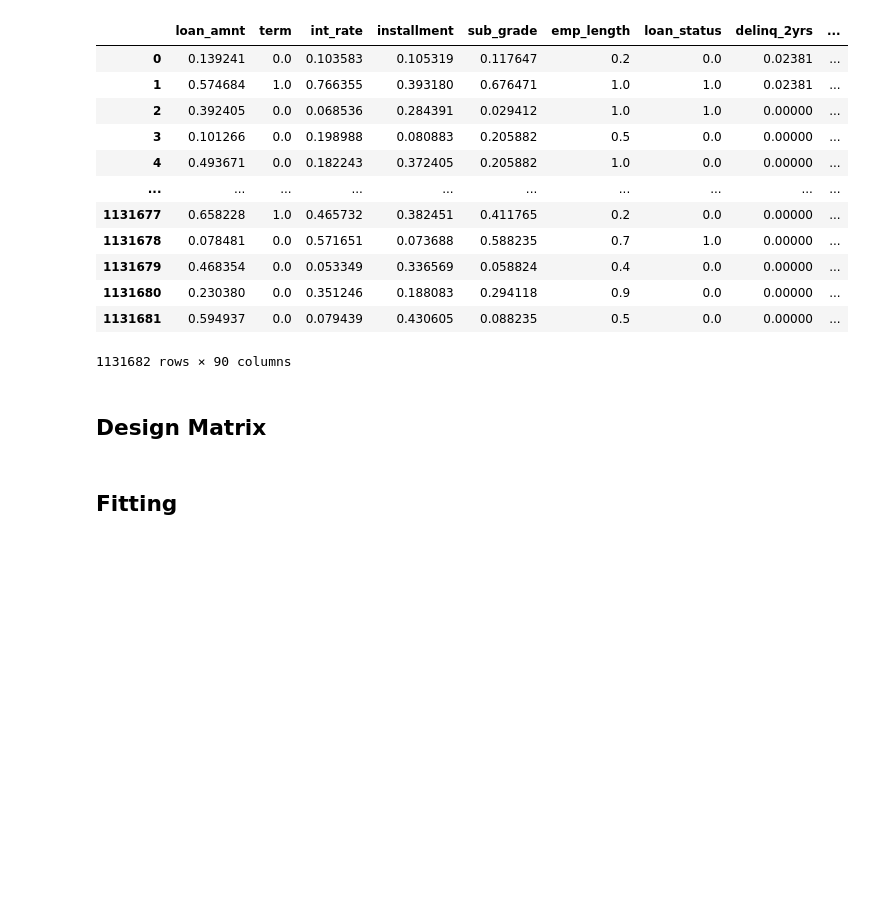
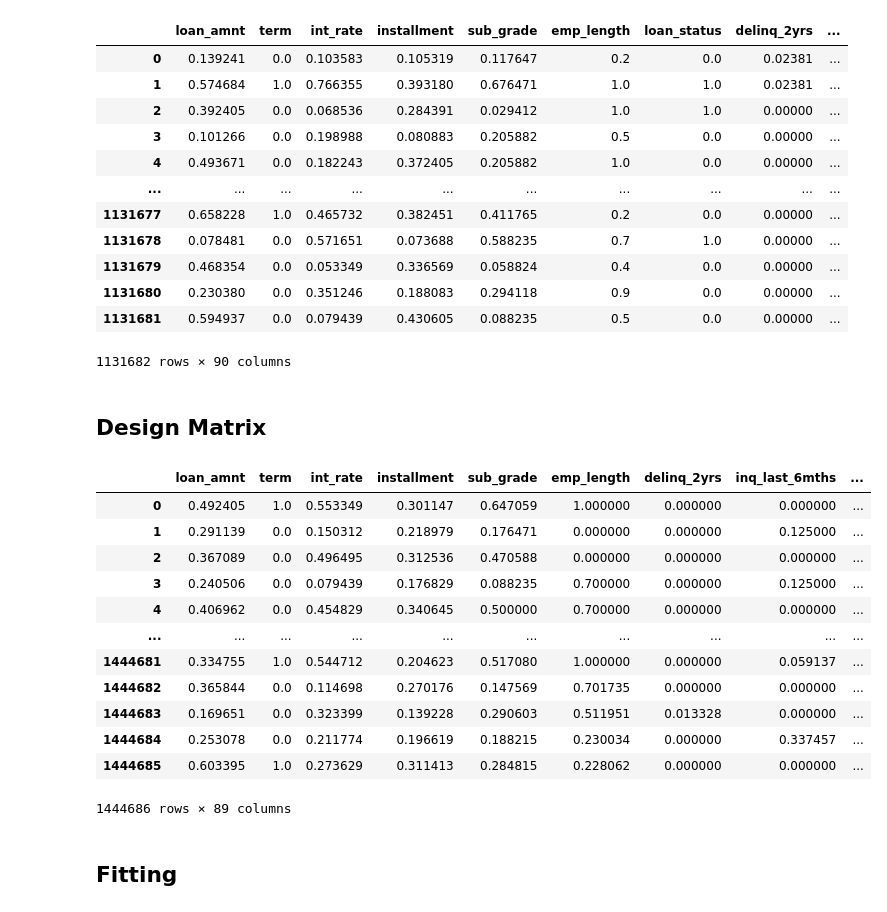
Before and after one commit to primula1323/Bigdata_Fintech, a Jupyter notebook: Lending_Club_Project/final_code/experiment2.ipynb, the cells around one changed output. Saved outputs shown, nothing was run; the diff lists cells and outputs as text; code cells hidden in the pictures; blank space fills up the shorter version.

```diff
--- a/Lending_Club_Project/final_code/experiment2.ipynb
+++ b/Lending_Club_Project/final_code/experiment2.ipynb
@@ -88,6 +88,23 @@ smote = SMOTE(random_state = 30)
 
 X_train, y_train = smote.fit_resample(X_train, y_train)
 Xpca_train, ypca_train = smote.fit_resample(Xpca_train, ypca_train)
+# %%
+ss = pd.DataFrame(X_train)
+ss
+# %% [output]
+|  | loan_amnt | term | int_rate | installment | sub_grade | emp_length | delinq_2yrs | inq_last_6mths | ... |
+| 0 | 0.492405 | 1.0 | 0.553349 | 0.301147 | 0.647059 | 1.000000 | 0.000000 | 0.000000 | ... |
+| 1 | 0.291139 | 0.0 | 0.150312 | 0.218979 | 0.176471 | 0.000000 | 0.000000 | 0.125000 | ... |
+| 2 | 0.367089 | 0.0 | 0.496495 | 0.312536 | 0.470588 | 0.000000 | 0.000000 | 0.000000 | ... |
+| 3 | 0.240506 | 0.0 | 0.079439 | 0.176829 | 0.088235 | 0.700000 | 0.000000 | 0.125000 | ... |
+| 4 | 0.406962 | 0.0 | 0.454829 | 0.340645 | 0.500000 | 0.700000 | 0.000000 | 0.000000 | ... |
+| ... | ... | ... | ... | ... | ... | ... | ... | ... | ... |
+| 1444681 | 0.334755 | 1.0 | 0.544712 | 0.204623 | 0.517080 | 1.000000 | 0.000000 | 0.059137 | ... |
+| 1444682 | 0.365844 | 0.0 | 0.114698 | 0.270176 | 0.147569 | 0.701735 | 0.000000 | 0.000000 | ... |
+| 1444683 | 0.169651 | 0.0 | 0.323399 | 0.139228 | 0.290603 | 0.511951 | 0.013328 | 0.000000 | ... |
+| 1444684 | 0.253078 | 0.0 | 0.211774 | 0.196619 | 0.188215 | 0.230034 | 0.000000 | 0.337457 | ... |
+| 1444685 | 0.603395 | 1.0 | 0.273629 | 0.311413 | 0.284815 | 0.228062 | 0.000000 | 0.000000 | ... |
+1444686 rows × 89 columns
 # %% [markdown]
 ## Fitting
 # %%
```
Also changed, not shown: parts of 2 cells of this notebook, 3 other files.
